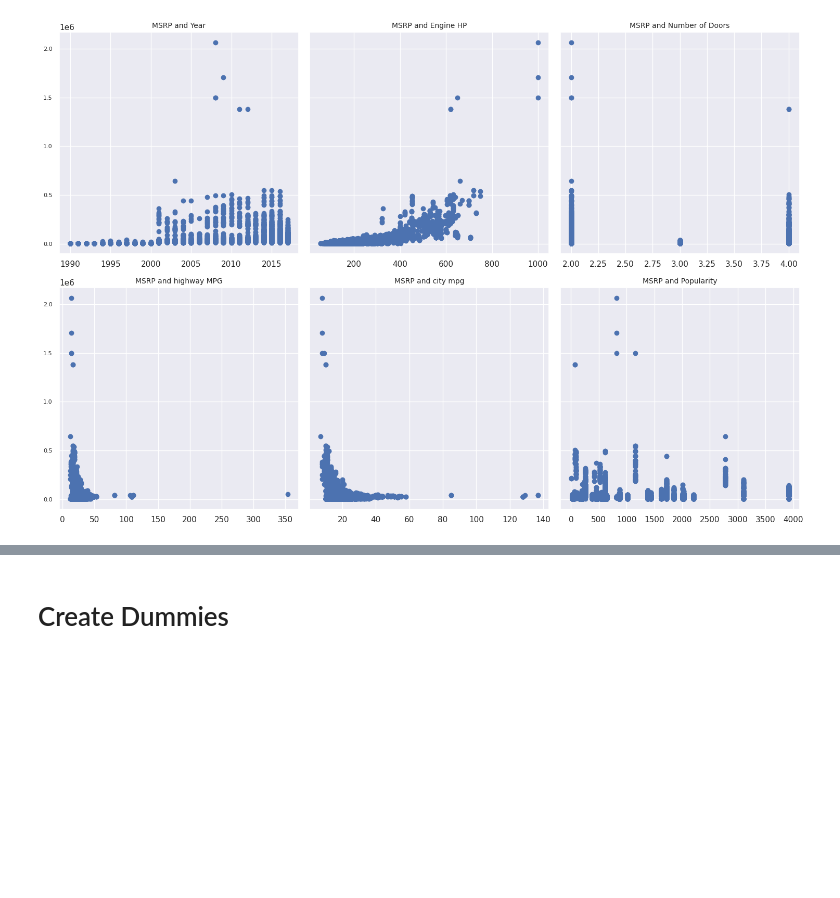
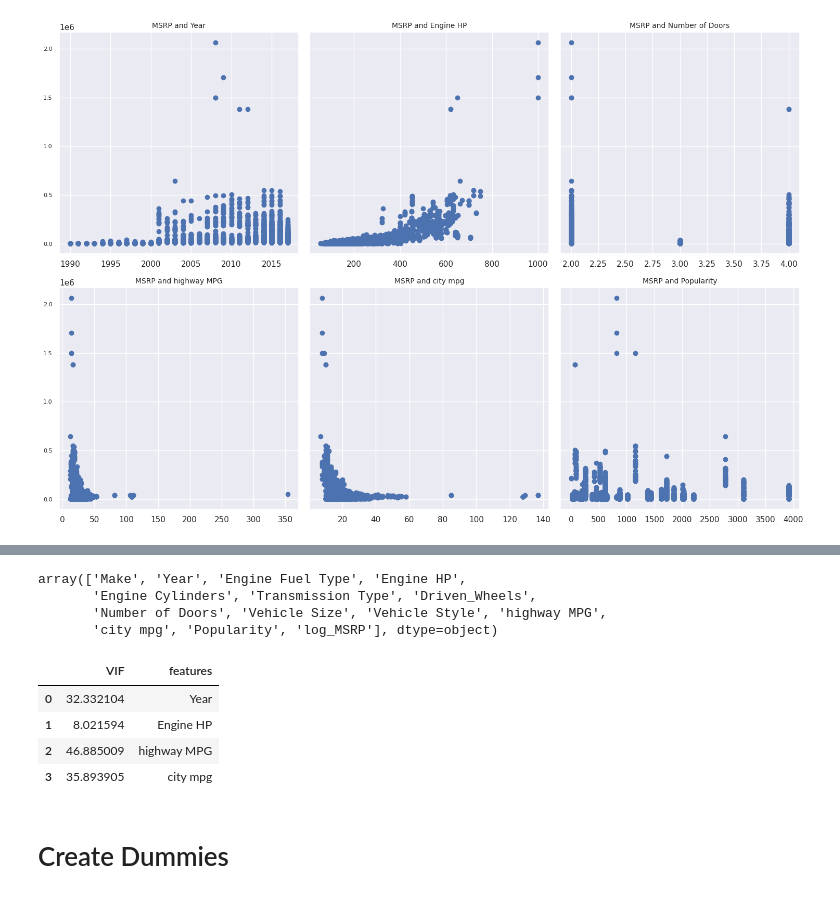
Before and after one commit to justinejoka/Scikit_learn_Car_Prediction, a Jupyter notebook: car-price-prediction-with-scikit-learn.ipynb, the cells around one changed output, grey strips where cells are left out. Saved outputs shown, nothing was run; the diff lists cells and outputs as text; code cells hidden in the pictures; blank space fills up the shorter version.

```diff
--- a/car-price-prediction-with-scikit-learn.ipynb
+++ b/car-price-prediction-with-scikit-learn.ipynb
@@ -300,0 +348,2 @@ plt.show()
+# %%
+data_cleaned = data_cleaned.drop(['MSRP'], axis=1)
@@ -301,3 +352,24 @@ plt.show()
+# %%
+data_cleaned.columns.values
+# %% [output]
+array(['Make', 'Year', 'Engine Fuel Type', 'Engine HP',
+       'Engine Cylinders', 'Transmission Type', 'Driven_Wheels',
+       'Number of Doors', 'Vehicle Size', 'Vehicle Style', 'highway MPG',
+       'city mpg', 'Popularity', 'log_MSRP'], dtype=object)
+# %%
+from statsmodels.stats.outliers_influence import variance_inflation_factor
+variables = data_cleaned[['Year','Engine HP','highway MPG','city mpg']]
+vif = pd.DataFrame()
+vif["VIF"] = [variance_inflation_factor(variables.values, i) for i in range(variables.shape[1])]
+vif["features"] = variables.columns
+# %%
+vif
+# %% [output]
+|  | VIF | features |
+| 0 | 32.332104 | Year |
+| 1 | 8.021594 | Engine HP |
+| 2 | 46.885009 | highway MPG |
+| 3 | 35.893905 | city mpg |
 # %% [markdown]
 # Create Dummies
 # %% [markdown]
```
Also changed, not shown: parts of 3 cells of this notebook.
